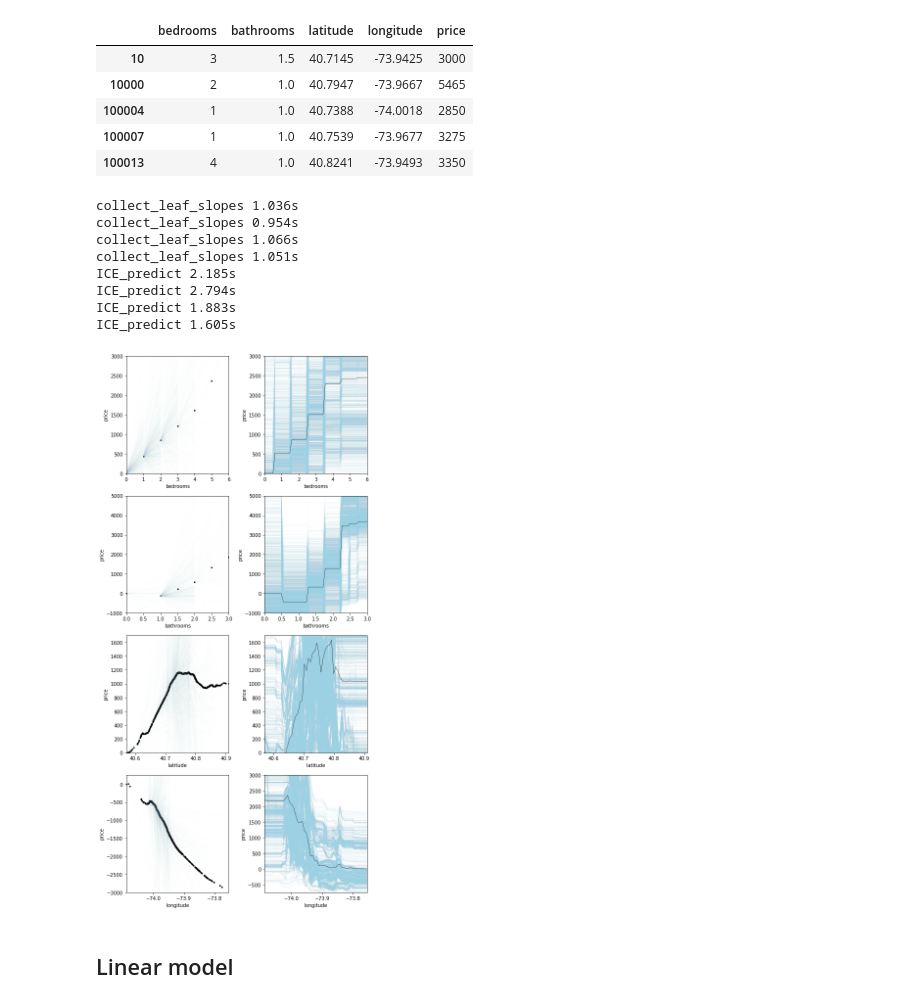
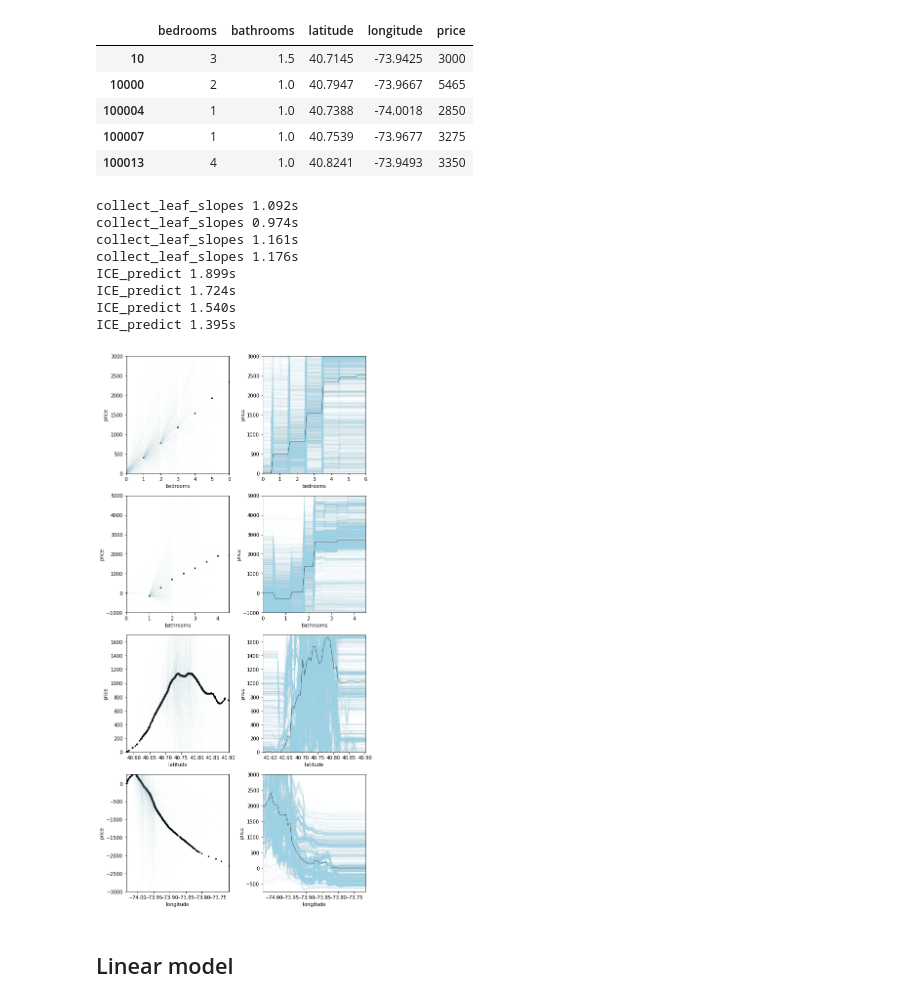
Before and after one commit to parrt/stratx, a Jupyter notebook: notebooks/examples.ipynb, the cells around one changed output. Cells and saved outputs as stored; diff of their text form; code cells hidden in the pictures.

```diff
--- a/notebooks/examples.ipynb
+++ b/notebooks/examples.ipynb
@@ -112,9 +112,8 @@ ICE_predict 0.228s
 df = pd.read_json('data/train.json')
 
 # Create ideal numeric data set w/o outliers etc...
-# Create ideal numeric data set w/o outliers etc...
 df = df[(df.price > 1_000) & (df.price < 10_000)]
-df = df[df.bathrooms <= 3]  # There's almost no data for 3.5 and above with small sample
+df = df[df.bathrooms <= 6]  # There's almost no data for 6 and above with small sample
 df = df[(df.longitude != 0) | (df.latitude != 0)]
 df = df[(df['latitude'] > 40.55) & (df['latitude'] < 40.94) &
         (df['longitude'] > -74.1) & (df['longitude'] < -73.67)]
@@ -130,41 +129,38 @@ df_rent_raw.head()
 # %%
 df_rent = df_rent_raw.sample(n=5000)  # get a small subsample
 X = df_rent.drop('price', axis=1)
 y = df_rent['price']
 
 fig, axes = plt.subplots(4, 2, figsize=(8,16))
-stratpd_plot(X, y, 'bedrooms', 'price', ax=axes[0,0], alpha=.03, yrange=(0,3000))
-stratpd_plot(X, y, 'bathrooms', 'price', ax=axes[1,0], alpha=.03, yrange=(-1000,5000))
-stratpd_plot(X, y, 'latitude', 'price', ax=axes[2,0], alpha=.03, yrange=(0,1700))
-stratpd_plot(X, y, 'longitude', 'price', ax=axes[3,0], alpha=.03, yrange=(-3000,250))
+plot_stratpd(X, y, 'bedrooms', 'price', ax=axes[0,0], alpha=.03, yrange=(0,3000))
+plot_stratpd(X, y, 'bathrooms', 'price', ax=axes[1,0], alpha=.03, yrange=(-1000,5000))
+plot_stratpd(X, y, 'latitude', 'price', ax=axes[2,0], alpha=.03, yrange=(0,1700))
+plot_stratpd(X, y, 'longitude', 'price', ax=axes[3,0], alpha=.03, yrange=(-3000,250))
 
 rf = RandomForestRegressor(n_estimators=100, min_samples_leaf=1, oob_score=True)
 rf.fit(X, y)
-
-# rf = Lasso()
-# rf.fit(X, y)
 
 ice = ice_predict(rf, X, 'bedrooms', 'price')
 ice_plot(ice, 'bedrooms', 'price', ax=axes[0, 1], alpha=.05, yrange=(0,3000))
 ice = ice_predict(rf, X, 'bathrooms', 'price')
 ice_plot(ice, 'bathrooms', 'price', alpha=.05, ax=axes[1, 1], yrange=(-1000,5000))
 ice = ice_predict(rf, X, 'latitude', 'price')
 ice_plot(ice, 'latitude', 'price', ax=axes[2, 1], alpha=.05, yrange=(0,1700))
 ice = ice_predict(rf, X, 'longitude', 'price')
 ice_plot(ice, 'longitude', 'price', ax=axes[3, 1], alpha=.05, yrange=(-750,3000))
 
 plt.tight_layout()
 plt.show()
 # %% [output]
-collect_leaf_slopes 1.036s
-collect_leaf_slopes 0.954s
-collect_leaf_slopes 1.066s
-collect_leaf_slopes 1.051s
-ICE_predict 2.185s
-ICE_predict 2.794s
-ICE_predict 1.883s
-ICE_predict 1.605s
+collect_leaf_slopes 1.092s
+collect_leaf_slopes 0.974s
+collect_leaf_slopes 1.161s
+collect_leaf_slopes 1.176s
+ICE_predict 1.899s
+ICE_predict 1.724s
+ICE_predict 1.540s
+ICE_predict 1.395s
-[figure, old version]
+[figure, new version]
 # %% [markdown]
 ## Linear model
 # %%
```
Also changed, not shown: parts of 12 cells of this notebook, 5 other files.
